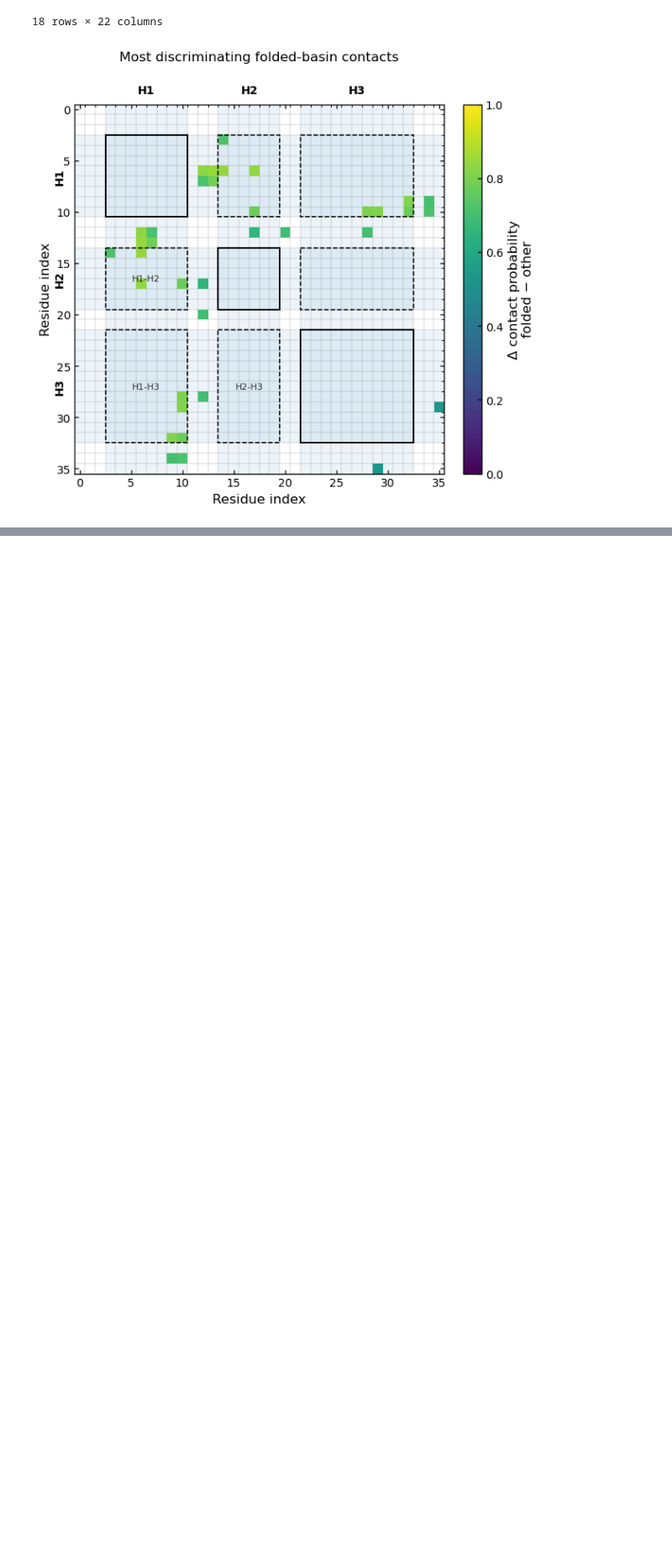
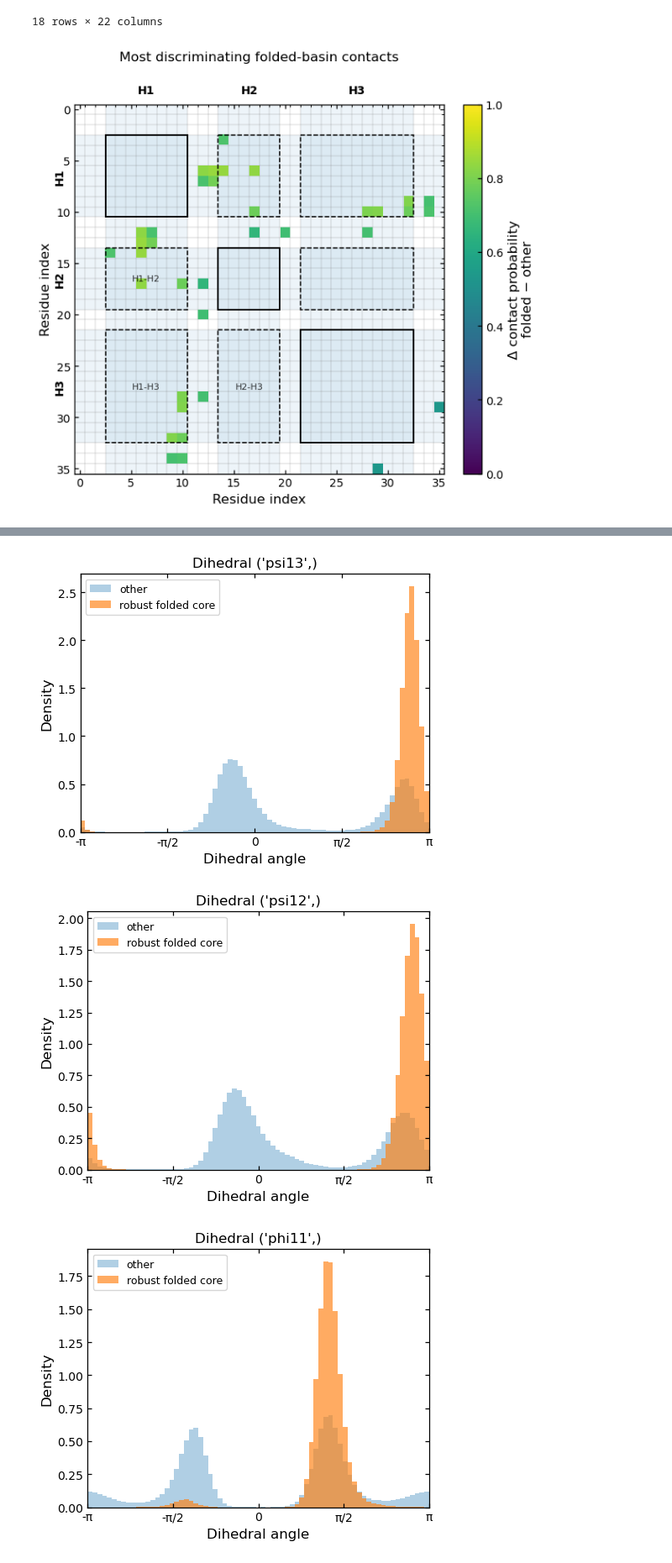
Before and after one commit to miriamzara/MSM, a Jupyter notebook: root/notebooks/step_4_NEW_analysis.ipynb, the cells around one changed output, grey strips where cells are left out. Shown at 84% size. Saved outputs shown, nothing was run; the diff lists cells and outputs as text; code cells hidden in the pictures; blank space fills up the shorter version.

```diff
--- a/root/notebooks/step_4_NEW_analysis.ipynb
+++ b/root/notebooks/step_4_NEW_analysis.ipynb
@@ -1144,0 +1351,42 @@ plt.tight_layout()
+# %%
+top_cols = ranked_dihedrals["dihedral_col"].head(8).values
+
+bins = np.linspace(-np.pi, np.pi, 72)
+
+for k in top_cols:
+    x = dihedrals_rad[:, k]
+
+    label = tuple(np.atleast_1d(dihedrals_index[k]))
+
+    fig, ax = plt.subplots(figsize=(5, 4))
+
+    ax.hist(
+        x[other_mask],
+        bins=bins,
+        density=True,
+        alpha=0.35,
+        label="other"
+    )
+
+    ax.hist(
+        x[folded_mask],
+        bins=bins,
+        density=True,
+        alpha=0.65,
+        label="robust folded core"
+    )
+
+    ax.set_xlim(-np.pi, np.pi)
+    ax.set_xticks([-np.pi, -np.pi/2, 0, np.pi/2, np.pi])
+    ax.set_xticklabels(["-π", "-π/2", "0", "π/2", "π"])
+
+    ax.set_xlabel("Dihedral angle")
+    ax.set_ylabel("Density")
+    ax.set_title(f"Dihedral {label}")
+    ax.legend()
+
+    plt.tight_layout()
+# %% [output]
+[figure, added]
+[figure, added]
+[figure, added]
```
Also changed, not shown: parts of 10 cells of this notebook.
